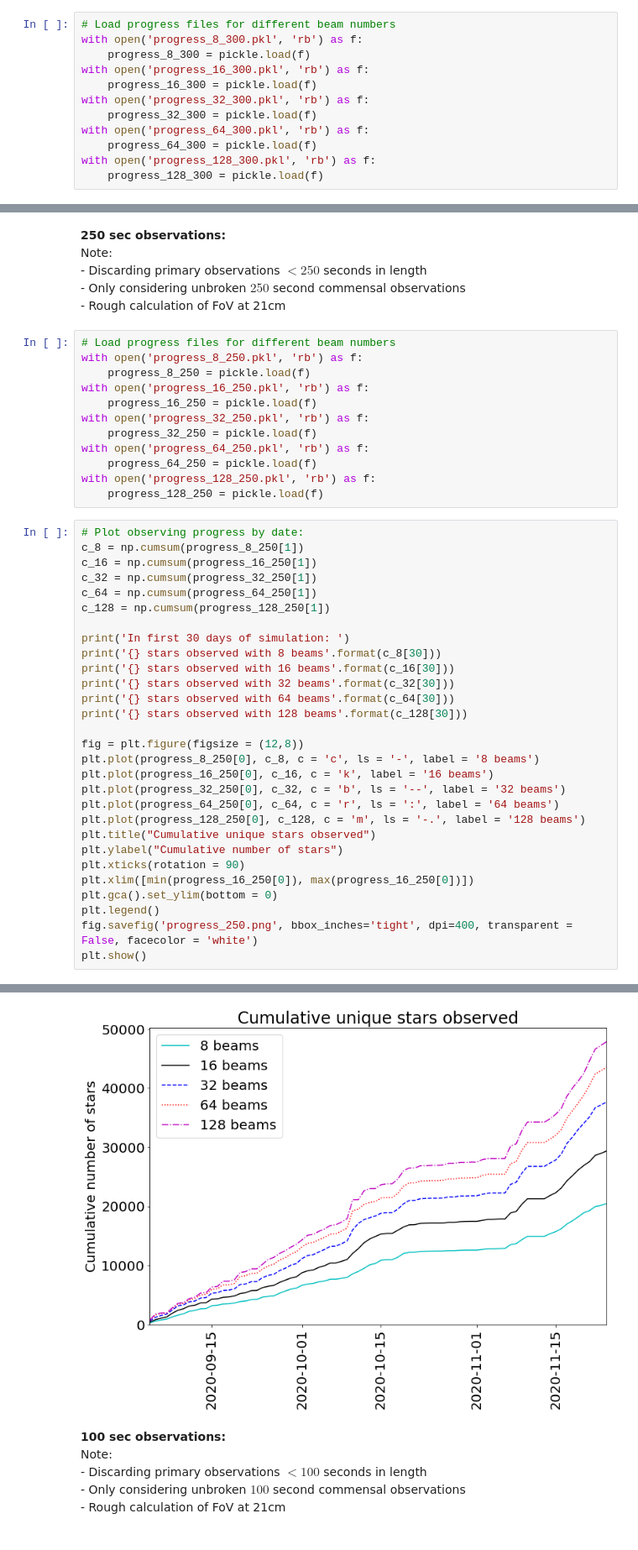
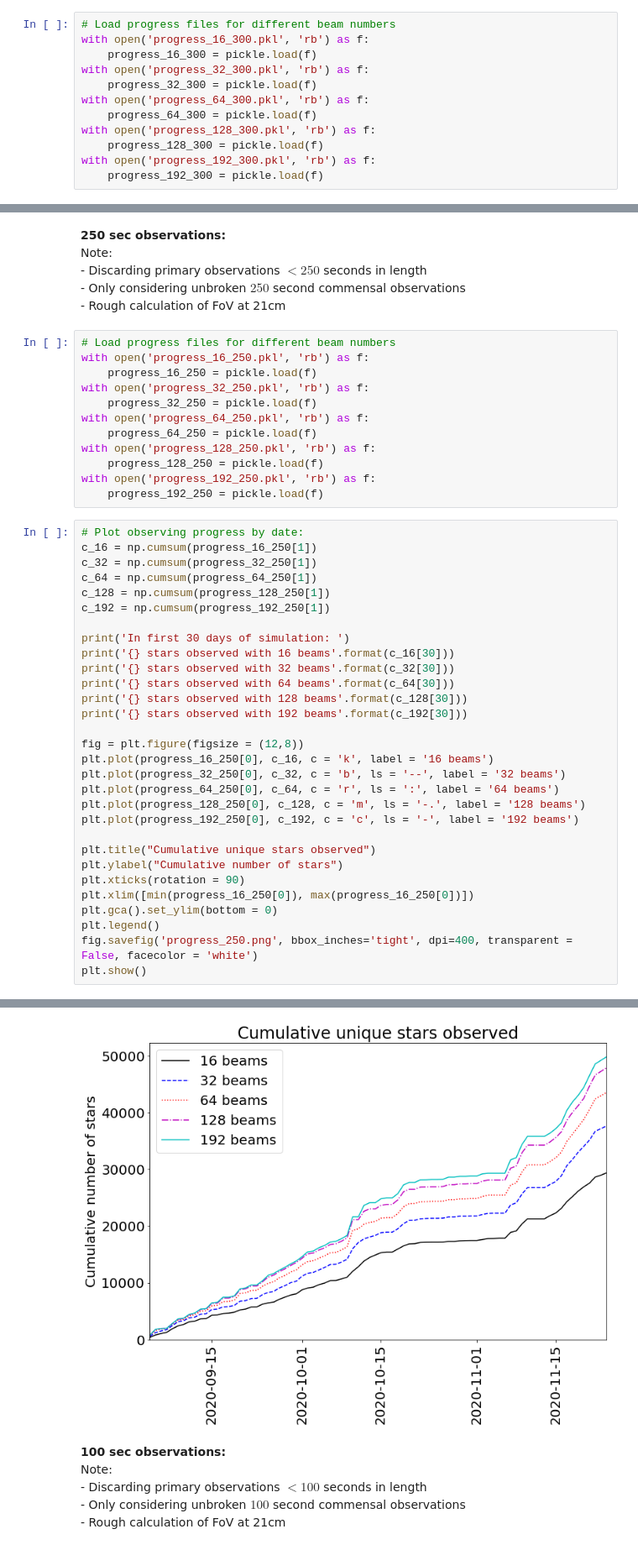
Before and after one commit to danielczech/observing-progress, a Jupyter notebook: observing-progress.ipynb, the cells around one changed output, grey strips where cells are left out. Shown at 84% size. Drawn from its saved outputs; the diff is of its cells as text.

```diff
--- a/observing-progress.ipynb
+++ b/observing-progress.ipynb
@@ -15,8 +15,6 @@ Note:
     - Rough calculation of FoV at 21cm
 # %%
 # Load progress files for different beam numbers
-with open('progress_8_300.pkl', 'rb') as f:
-    progress_8_300 = pickle.load(f)
 with open('progress_16_300.pkl', 'rb') as f:
     progress_16_300 = pickle.load(f)
 with open('progress_32_300.pkl', 'rb') as f:
@@ -25,5 +23,7 @@ with open('progress_64_300.pkl', 'rb') as f:
     progress_64_300 = pickle.load(f)
 with open('progress_128_300.pkl', 'rb') as f:
     progress_128_300 = pickle.load(f)
+with open('progress_192_300.pkl', 'rb') as f:
+    progress_192_300 = pickle.load(f)
 # %%
 # Plot observing progress by date:
@@ -70,8 +71,6 @@ Note:
     - Rough calculation of FoV at 21cm
 # %%
 # Load progress files for different beam numbers
-with open('progress_8_250.pkl', 'rb') as f:
-    progress_8_250 = pickle.load(f)
 with open('progress_16_250.pkl', 'rb') as f:
     progress_16_250 = pickle.load(f)
 with open('progress_32_250.pkl', 'rb') as f:
@@ -80,27 +79,30 @@ with open('progress_64_250.pkl', 'rb') as f:
     progress_64_250 = pickle.load(f)
 with open('progress_128_250.pkl', 'rb') as f:
     progress_128_250 = pickle.load(f)
+with open('progress_192_250.pkl', 'rb') as f:
+    progress_192_250 = pickle.load(f)
 # %%
 # Plot observing progress by date:
-c_8 = np.cumsum(progress_8_250[1])
 c_16 = np.cumsum(progress_16_250[1])
 c_32 = np.cumsum(progress_32_250[1])
 c_64 = np.cumsum(progress_64_250[1])
 c_128 = np.cumsum(progress_128_250[1])
+c_192 = np.cumsum(progress_192_250[1])
 
 print('In first 30 days of simulation: ')
-print('{} stars observed with 8 beams'.format(c_8[30]))
 print('{} stars observed with 16 beams'.format(c_16[30]))
 print('{} stars observed with 32 beams'.format(c_32[30]))
 print('{} stars observed with 64 beams'.format(c_64[30]))
 print('{} stars observed with 128 beams'.format(c_128[30]))
+print('{} stars observed with 192 beams'.format(c_192[30]))
 
 fig = plt.figure(figsize = (12,8))
-plt.plot(progress_8_250[0], c_8, c = 'c', ls = '-', label = '8 beams')
 plt.plot(progress_16_250[0], c_16, c = 'k', label = '16 beams')
 plt.plot(progress_32_250[0], c_32, c = 'b', ls = '--', label = '32 beams')
 plt.plot(progress_64_250[0], c_64, c = 'r', ls = ':', label = '64 beams')
 plt.plot(progress_128_250[0], c_128, c = 'm', ls = '-.', label = '128 beams')
+plt.plot(progress_192_250[0], c_192, c = 'c', ls = '-', label = '192 beams')
+
 plt.title("Cumulative unique stars observed")
 plt.ylabel("Cumulative number of stars")
 plt.xticks(rotation = 90)
@@ -119,4 +121,4 @@ In first 30 days of simulation:
-[figure, old version]
+[figure, new version]
 # %% [markdown]
 __100 sec observations:__
 Note:
```
Also changed, not shown: parts of 7 cells of this notebook.
